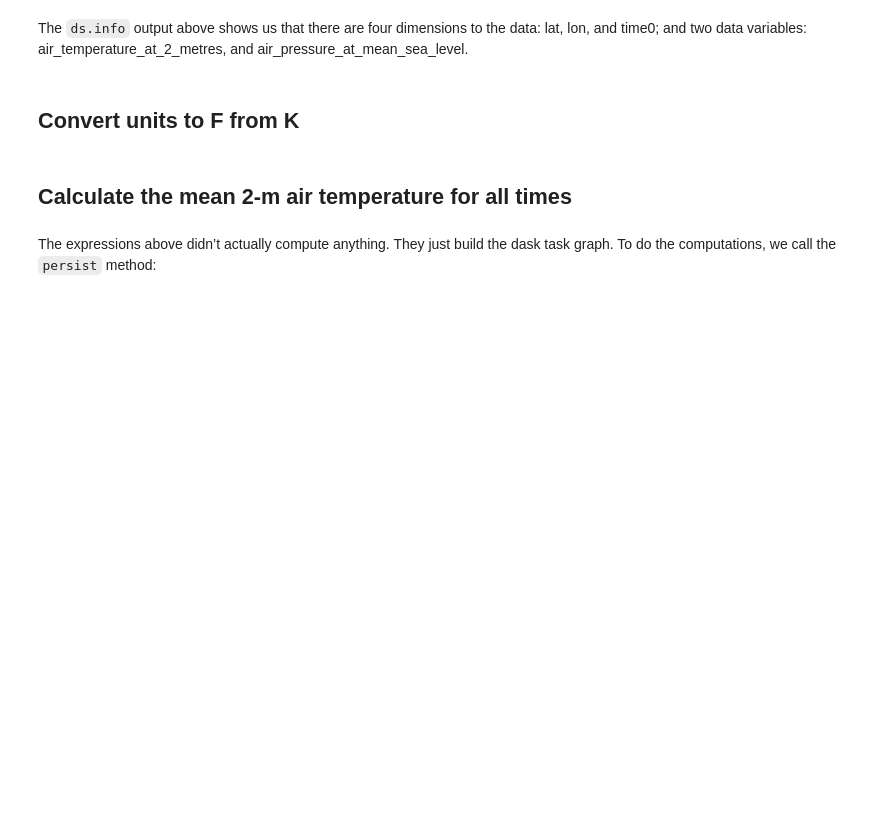
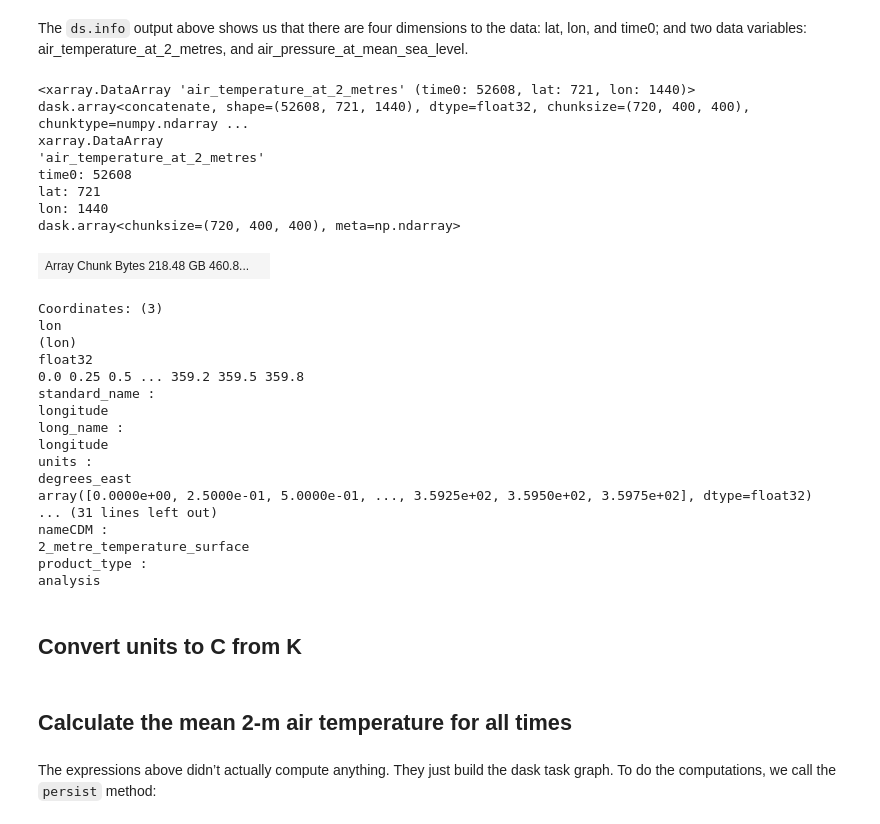
Before and after one commit to awslabs/amazon-asdi, a Jupyter notebook: examples/dask/notebooks/era5.ipynb, the cells around one changed output. Drawn from its saved outputs; the diff is of its cells as text; code cells hidden in the pictures; blank space fills up the shorter version.

```diff
--- a/examples/dask/notebooks/era5.ipynb
+++ b/examples/dask/notebooks/era5.ipynb
@@ -111,5 +157,33 @@ Attributes:
 # %% [markdown]
 The `ds.info` output above shows us that there are four dimensions to the data: lat, lon, and time0; and two data variables: air_temperature_at_2_metres, and air_pressure_at_mean_sea_level.
+# %%
+ds.air_temperature_at_2_metres
+# %% [output]
+<xarray.DataArray 'air_temperature_at_2_metres' (time0: 52608, lat: 721, lon: 1440)> dask.array<concatenate, shape=(52608, 721, 1440), dtype=float32, chunksize=(720, 400, 400), chunktype=numpy.ndarray ...
+xarray.DataArray
+'air_temperature_at_2_metres'
+time0: 52608
+lat: 721
+lon: 1440
+dask.array<chunksize=(720, 400, 400), meta=np.ndarray>
+| Array Chunk Bytes 218.48 GB 460.8... |  |
+Coordinates: (3)
+lon
+(lon)
+float32
+0.0 0.25 0.5 ... 359.2 359.5 359.8
+standard_name :
+longitude
+long_name :
+longitude
+units :
+degrees_east
+array([0.0000e+00, 2.5000e-01, 5.0000e-01, ..., 3.5925e+02, 3.5950e+02, 3.5975e+02], dtype=float32)
+... (31 lines left out)
+nameCDM :
+2_metre_temperature_surface
+product_type :
+analysis
 # %% [markdown]
-## Convert units to F from K
+## Convert units to C from K
 # %%
```
Also changed, not shown: parts of 21 cells of this notebook.
